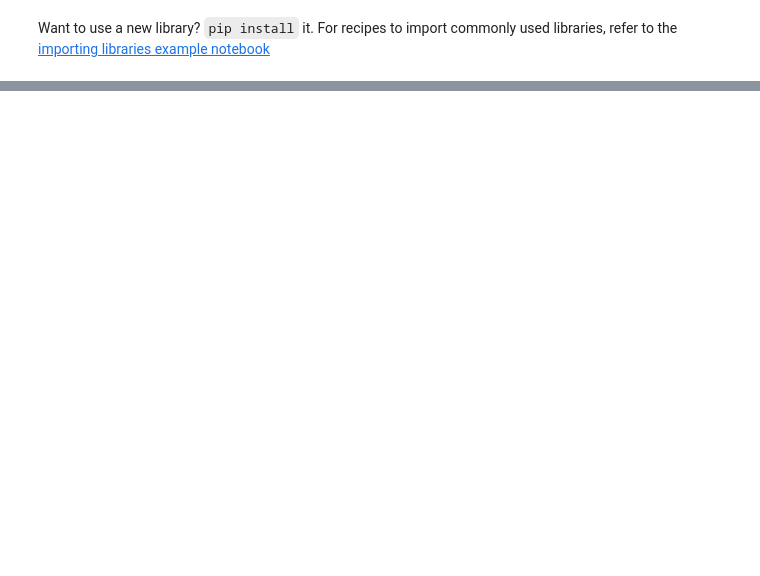
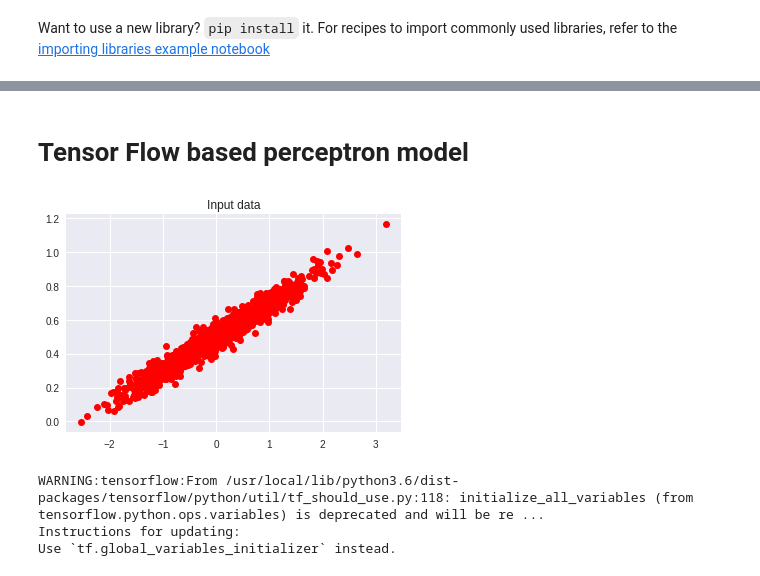
Before and after one commit to Arvind2222/OCR_TF, a Jupyter notebook: ocr_ANN.ipynb, the cells around one changed output, grey strips where cells are left out. Drawn from its saved outputs; the diff is of its cells as text; code cells hidden in the pictures; blank space fills up the shorter version.

```diff
--- a/ocr_ANN.ipynb
+++ b/ocr_ANN.ipynb
@@ -104,0 +175,2 @@ dropdown = '1st option' #@param ["1st option", "2nd option", "3rd option"]
+# %% [markdown]
+# Tensor Flow based perceptron model
@@ -104,0 +181,23 @@ dropdown = '1st option' #@param ["1st option", "2nd option", "3rd option"]
+# %%
+num_points = 1200
+# %%
+data = []
+m = 0.2
+c = 0.5
+for i in range(num_points):
+  # Generate 'x'
+  x = np.random.normal(0.0, 0.8)
+  noise = np.random.normal(0.0, 0.04)
+
+  y = m*x + c + noise
+
+  data.append([x, y])
+# %%
+x_data = [d[0] for d in data]
+y_data = [d[1] for d in data]
+# %%
+plt.plot(x_data, y_data, 'ro')
+plt.title('Input data')
+plt.show()
+# %% [output]
+[figure, added]
@@ -104,0 +216,6 @@ dropdown = '1st option' #@param ["1st option", "2nd option", "3rd option"]
+# %%
+init = tf.initialize_all_variables()
+# %% [output]
+WARNING:tensorflow:From /usr/local/lib/python3.6/dist-packages/tensorflow/python/util/tf_should_use.py:118: initialize_all_variables (from tensorflow.python.ops.variables) is deprecated and will be re ...
+Instructions for updating:
+Use `tf.global_variables_initializer` instead.
```
Also changed, not shown: parts of 33 cells of this notebook.
